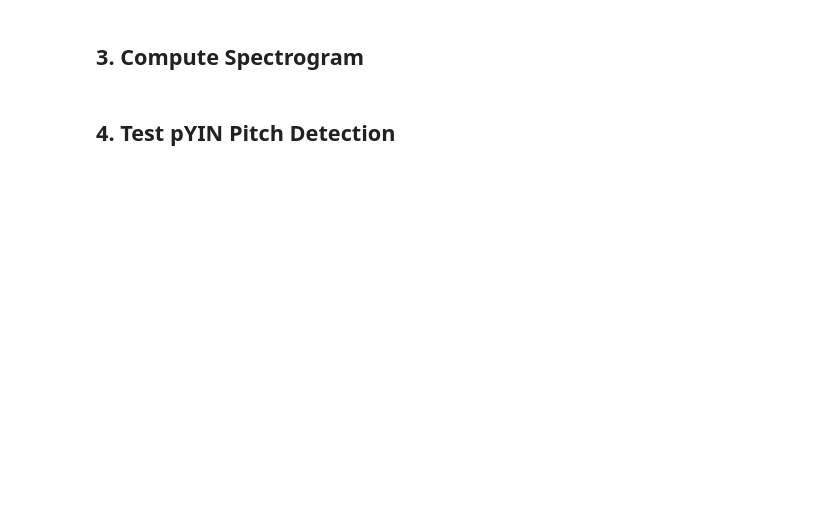
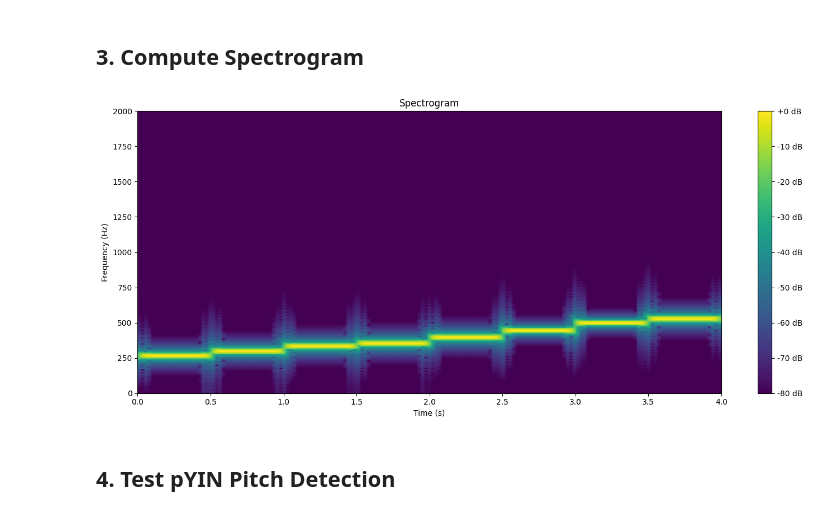
Before and after one commit to sthaarwin/AxTone, a Jupyter notebook: notebooks/01_dsp_test.ipynb, the cells around one changed output. Cells and saved outputs as stored; diff of their text form; code cells hidden in the pictures; blank space fills up the shorter version.

```diff
--- a/notebooks/01_dsp_test.ipynb
+++ b/notebooks/01_dsp_test.ipynb
@@ -52,15 +68,21 @@ plt.show()
 # %%
 # Compute Short-Time Fourier Transform
 D = librosa.stft(audio)
 S_db = librosa.amplitude_to_db(np.abs(D), ref=np.max)
 
-plt.figure(figsize=(14, 6))
-librosa.display.specshow(S_db, sr=sr, x_axis='time', y_axis='hz')
-plt.colorbar(format='%+2.0f dB')
-plt.title('Spectrogram')
-plt.ylim([0, 2000])  # Focus on relevant frequency range
+# Plot spectrogram manually to avoid librosa.display compatibility issues
+fig, ax = plt.subplots(figsize=(14, 6))
+img = ax.imshow(S_db, aspect='auto', origin='lower', cmap='viridis',
+                extent=[0, len(audio)/sr, 0, sr/2])
+plt.colorbar(img, ax=ax, format='%+2.0f dB')
+ax.set_title('Spectrogram')
+ax.set_xlabel('Time (s)')
+ax.set_ylabel('Frequency (Hz)')
+ax.set_ylim([0, 2000])  # Focus on relevant frequency range
 plt.tight_layout()
 plt.show()
+# %% [output]
+[figure, added]
 # %% [markdown]
 ## 4. Test pYIN Pitch Detection
 # %%
```
Also changed, not shown: parts of 7 cells of this notebook, 7 other files.
